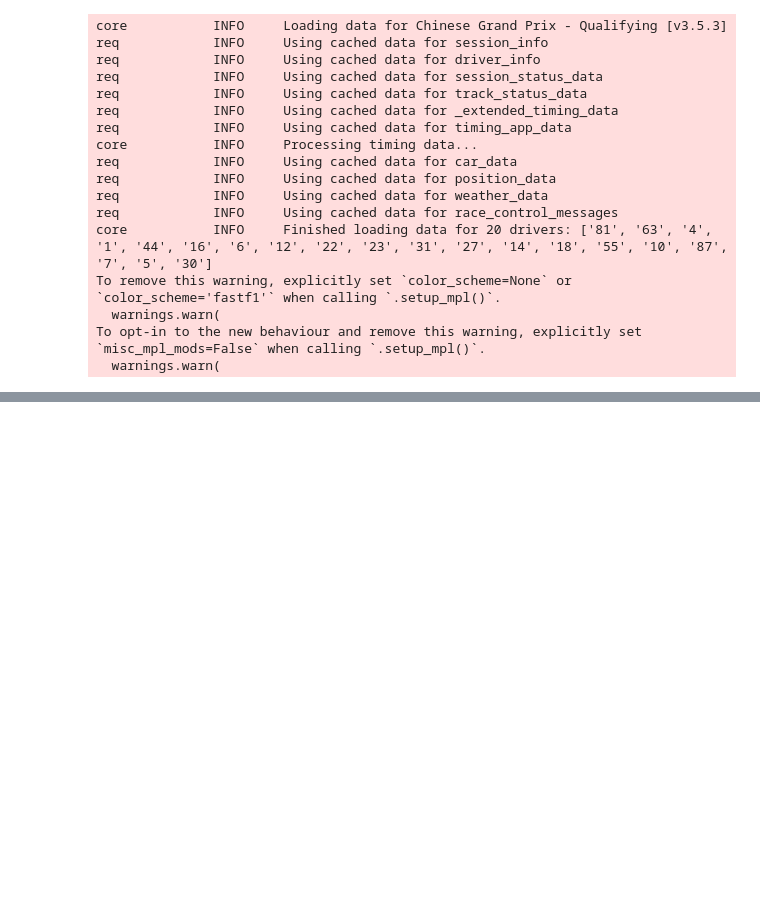
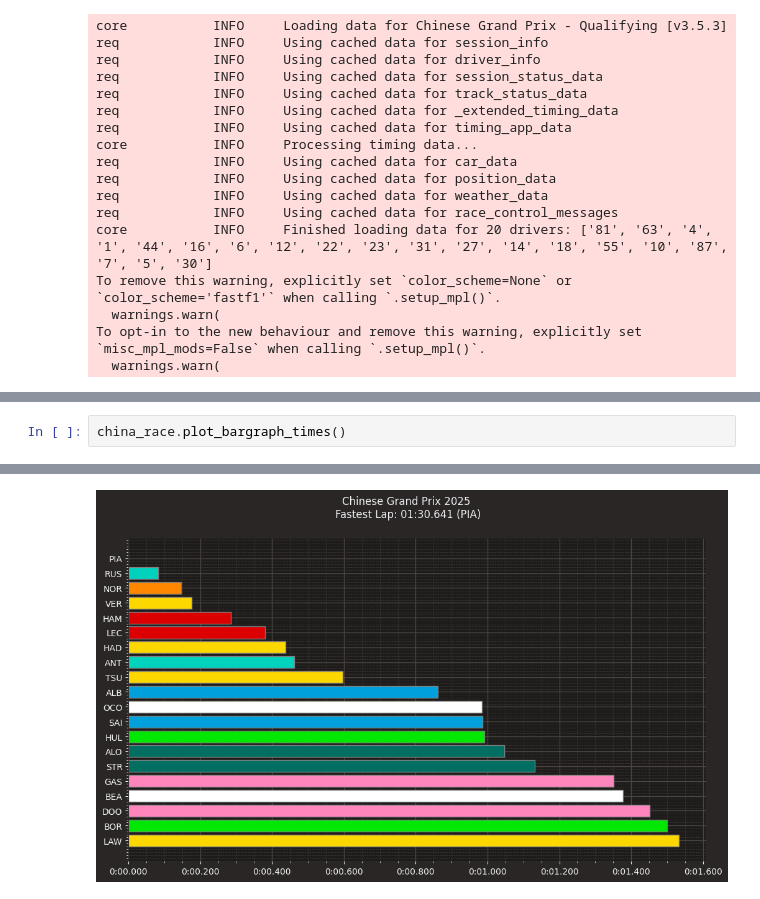
Before and after one commit to ThallesNonato1123/F1, a Jupyter notebook: 2025/GP China/qualify.ipynb, the cells around one changed output, grey strips where cells are left out. Drawn from its saved outputs; the diff is of its cells as text; blank space fills up the shorter version.

```diff
--- a/2025/GP China/qualify.ipynb
+++ b/2025/GP China/qualify.ipynb
@@ -32,0 +35,3 @@ _plotting    WARNING    Correcting invalid user input 'kick sauber' to 'sauber'.
+# %%
+china_race.plot_bargraph_times()
+# %% [output]
@@ -32,0 +46 @@ _plotting    WARNING    Correcting invalid user input 'kick sauber' to 'sauber'.
+[figure, added]
```
Also changed, not shown: parts of 5 cells of this notebook, 3 other files.
